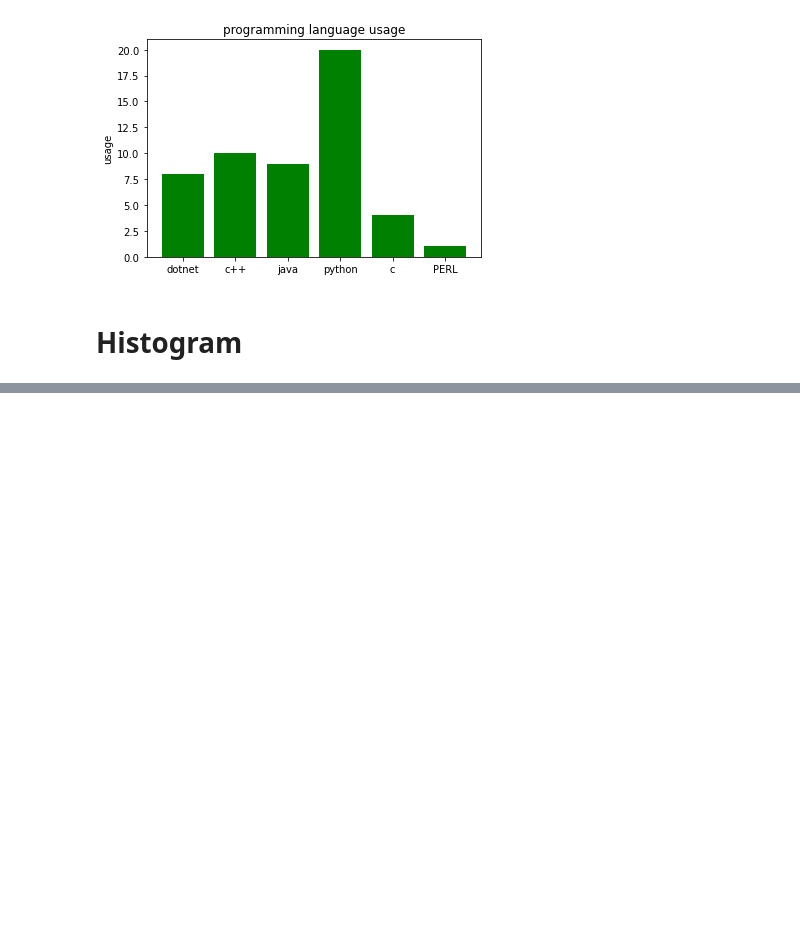
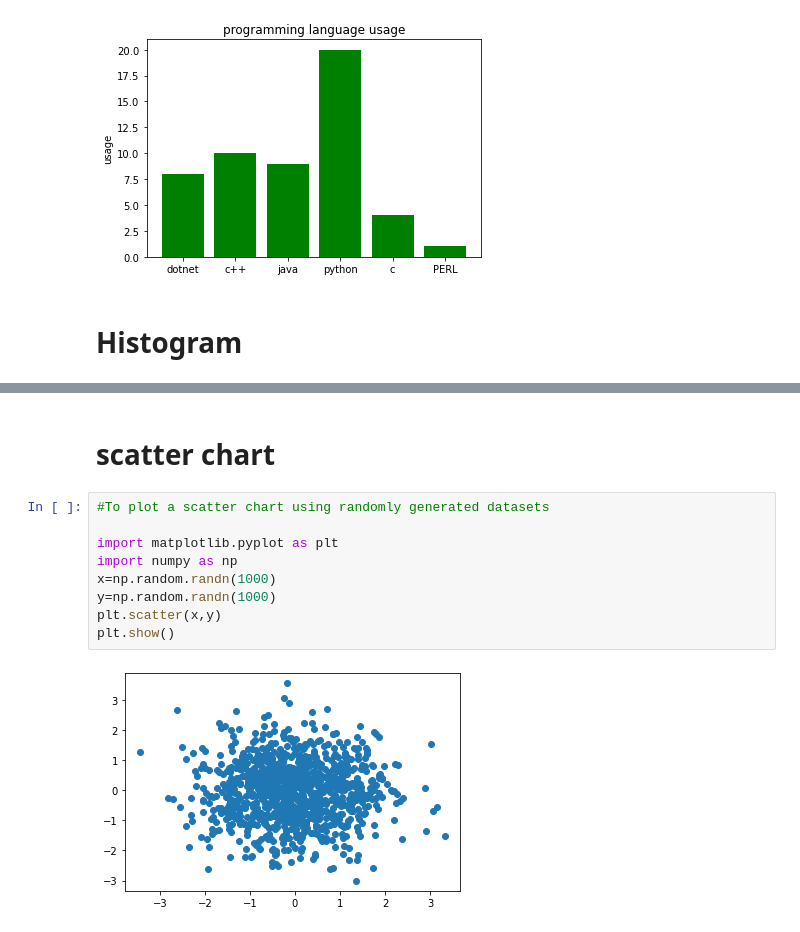
Before and after one commit to krishnaveni0111/DS_LAB, a Jupyter notebook: matplotlib.ipynb, the cells around one changed output, grey strips where cells are left out. Cells and saved outputs as stored; diff of their text form; blank space fills up the shorter version.

```diff
--- a/matplotlib.ipynb
+++ b/matplotlib.ipynb
@@ -44,0 +62,13 @@ plt.show()
+# %% [markdown]
+# scatter chart
+# %%
+#To plot a scatter chart using randomly generated datasets
+
+import matplotlib.pyplot as plt
+import numpy as np
+x=np.random.randn(1000)
+y=np.random.randn(1000)
+plt.scatter(x,y)
+plt.show()
+# %% [output]
+[figure, added]
```
Also changed, not shown: parts of 3 cells of this notebook.
